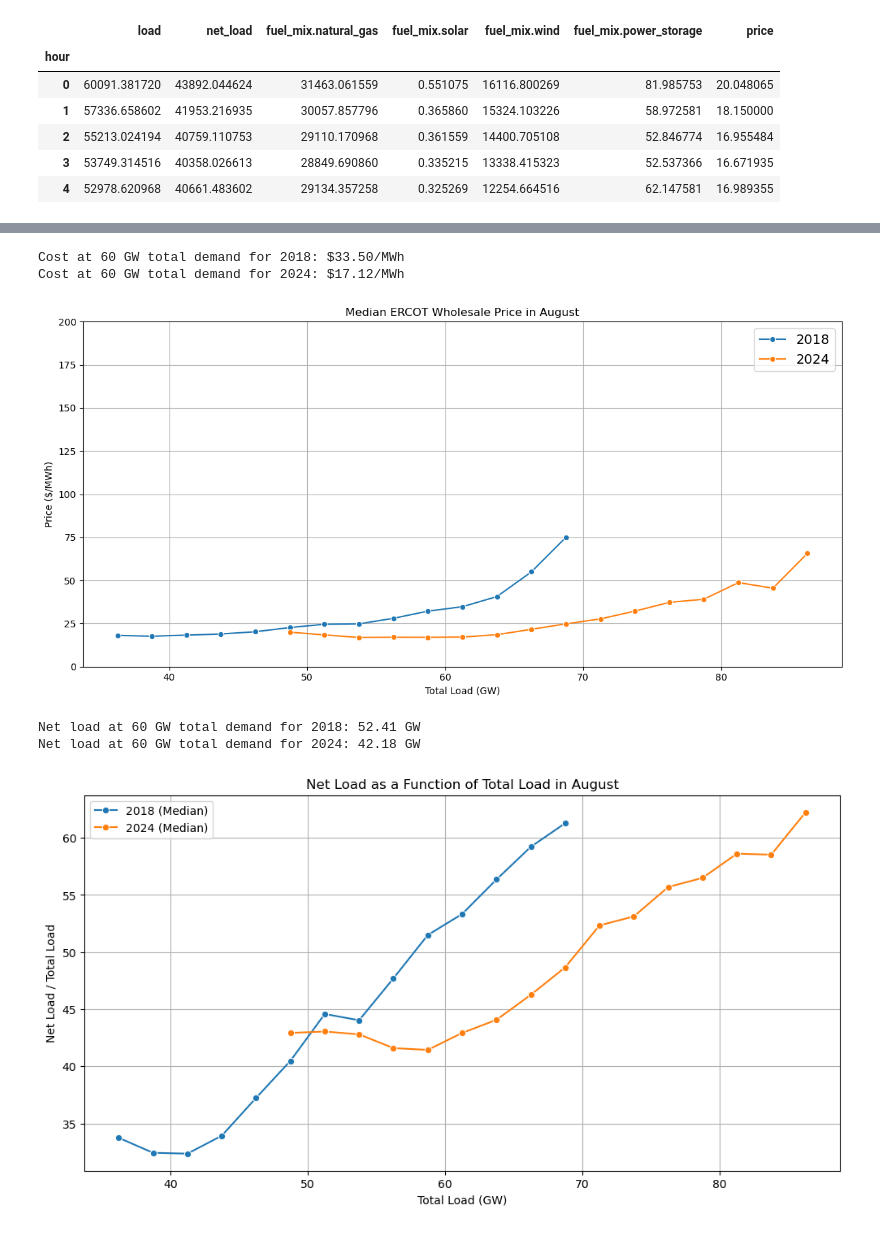
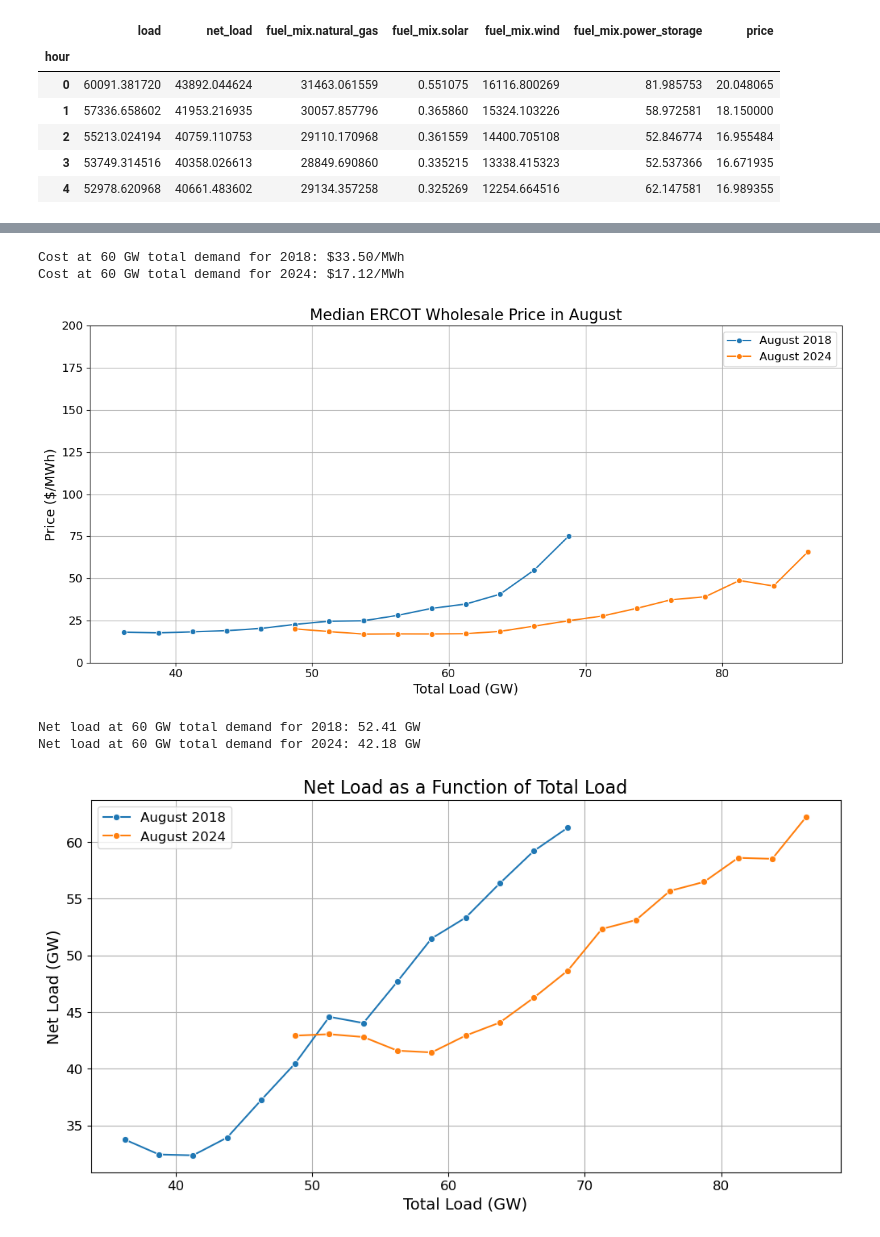
Before and after one commit to aedessler/renewables2018vs2024, a Jupyter notebook: augustPrice.ipynb, the cells around one changed output, grey strips where cells are left out. Drawn from its saved outputs; the diff is of its cells as text; code cells hidden in the pictures.

```diff
--- a/augustPrice.ipynb
+++ b/augustPrice.ipynb
@@ -81,5 +82,5 @@ plt.show()
 # %%
-fig, (ax1, ax2) = plt.subplots(1, 2, figsize=(20, 6))
+fig, (ax1, ax2) = plt.subplots(2, 1, figsize=(10, 12))
 
 # Solar panel (left)
 for year, df in avg_data_by_hour.items():
@@ -115,0 +126,20 @@ plt.show()
+# %%
+fig, ax1= plt.subplots(1, 1, figsize=(10, 6))
+
+# Solar panel
+for year, df in avg_data_by_hour.items():
+    if year in ['2018', '2024']:
+        x1 = (df['fuel_mix.solar']+df['fuel_mix.power_storage'])/1e3
+        ax1.plot(df.index, x1, label=f'Solar + Battery ({year})')
+
+ax1.set_title('Average ERCOT Solar Generation by Hour in August', fontsize=16)
+ax1.set_xlabel('Hour of Day', fontsize=14)
+ax1.set_ylabel('Average Solar Generation (GW)', fontsize=14)
+ax1.set_xticks(range(0, 24))
+ax1.tick_params(axis='both', which='major', labelsize=12)
+ax1.grid(True)
+ax1.legend(fontsize=12)
+
+plt.tight_layout()
+plt.savefig('ercot_solar_generation_august.png', dpi=300)
+plt.show()
@@ -195,14 +234,15 @@ for year in years:
     cost_at_60gw = interp_func(60.0)
     print(f"Cost at 60 GW total demand for {year}: ${cost_at_60gw:.2f}/MWh")
 
-    sns.lineplot(data=mean_spp_by_total_load_bin, x='total_load_midpoint', y='price', marker='o', label=f'{year}') # Plot median lines
+    sns.lineplot(data=mean_spp_by_total_load_bin, x='total_load_midpoint', y='price', marker='o', label=f'August {year}') # Plot median lines
 
 
-plt.title('Median ERCOT Wholesale Price in August')
-plt.xlabel('Total Load (GW)')
-plt.ylabel('Price ($/MWh)')
+plt.title('Median ERCOT Wholesale Price in August', fontsize=16)
+plt.xlabel('Total Load (GW)', fontsize=14)
+plt.ylabel('Price ($/MWh)', fontsize=14)
+plt.tick_params(axis='both', which='major', labelsize=12)
 plt.grid(True)
-plt.legend(prop={'size': 14}) # Increase legend font size
+plt.legend(fontsize=12)
 plt.ylim(0, 200)
 
 plt.tight_layout()
@@ -211,7 +251,7 @@ plt.show()
 # %% [output]
 Cost at 60 GW total demand for 2018: $33.50/MWh
 Cost at 60 GW total demand for 2024: $17.12/MWh
-[figure, old version]
+[figure, new version]
 # %%
 plt.figure(figsize=(12, 6))
 
@@ -228,36 +268,37 @@ for year in years:
     df = august_dataframes[year].copy()
     # Calculate the fraction of net load to total load
     df['net_load_fraction'] = df['net_load']/1e3
     # sns.scatterplot(data=df, x='load.load', y='net_load_fraction', alpha=0.5, label=f'{year} (Hourly Data)')
 
     # Create bins for total load and calculate the median net_load_fraction for each bin
     df['total_load_bin'] = pd.cut(df['load'], bins=bins, right=False)
     median_fraction_by_bin = df.groupby('total_load_bin', observed=True)['net_load_fraction'].median().reset_index()
 
     # Get the midpoint of each bin for plotting
     median_fraction_by_bin['total_load_midpoint'] = median_fraction_by_bin['total_load_bin'].apply(lambda x: x.mid/1e3)
 
     # Create interpolation function
     interp_func = interp1d(median_fraction_by_bin['total_load_midpoint'],
                           median_fraction_by_bin['net_load_fraction'],
                           kind='linear', fill_value='extrapolate')
 
     # Interpolate net load at 60 GW
     net_load_at_60gw = interp_func(60.0)
     print(f"Net load at 60 GW total demand for {year}: {net_load_at_60gw:.2f} GW")
 
     # Plot the median fraction against the total load bin midpoints
-    sns.lineplot(data=median_fraction_by_bin, x='total_load_midpoint', y='net_load_fraction', marker='o', label=f'{year} (Median)')
+    sns.lineplot(data=median_fraction_by_bin, x='total_load_midpoint', y='net_load_fraction', marker='o', label=f'August {year}')
 
 
-plt.title('Net Load as a Function of Total Load in August')
-plt.xlabel('Total Load (GW)')
-plt.ylabel('Net Load / Total Load')
+plt.title('Net Load as a Function of Total Load', fontsize=16)
+plt.xlabel('Total Load (GW)', fontsize=14)
+plt.ylabel('Net Load (GW)', fontsize=14)
+plt.tick_params(axis='both', which='major', labelsize=12)
 plt.grid(True)
-plt.legend()
+plt.legend(fontsize=12)
 plt.savefig('ercot_net_load_vs_total_load_august.png', dpi=300)
 plt.show()
 # %% [output]
 Net load at 60 GW total demand for 2018: 52.41 GW
 Net load at 60 GW total demand for 2024: 42.18 GW
-[figure, old version]
+[figure, new version]
```
Also changed, not shown: parts of 10 cells of this notebook, 1 other file.
